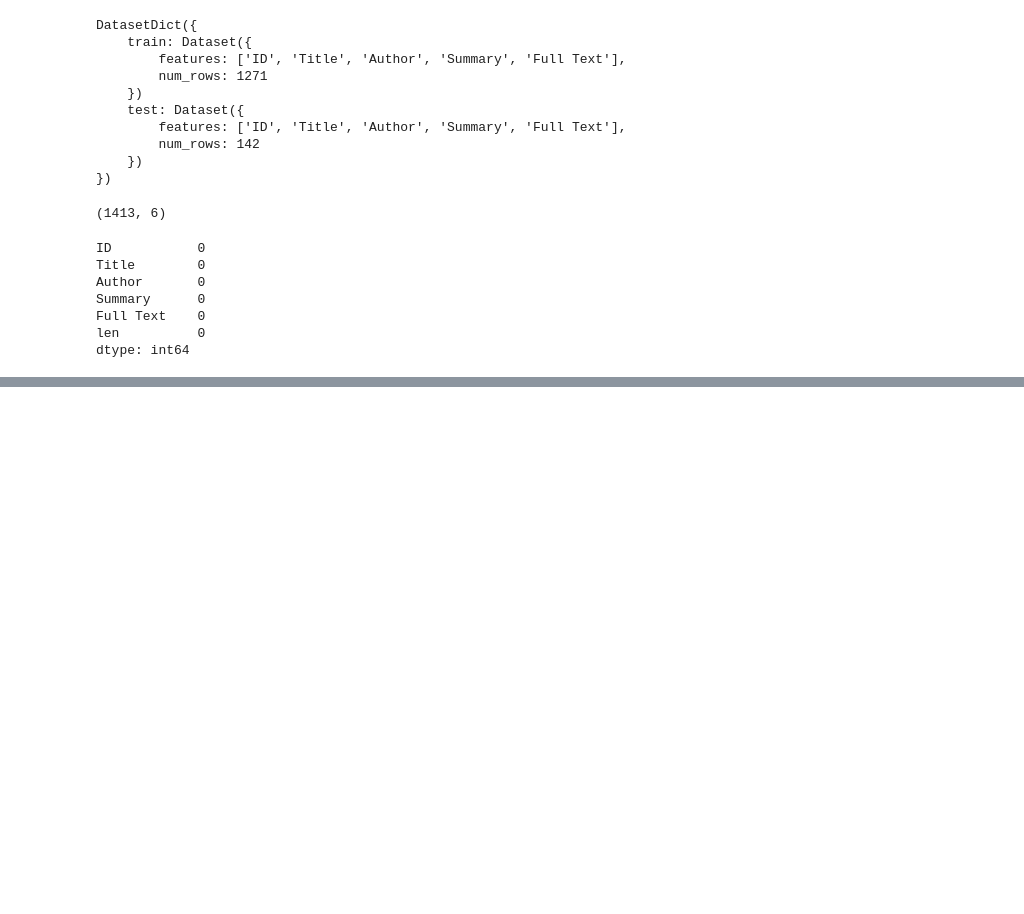
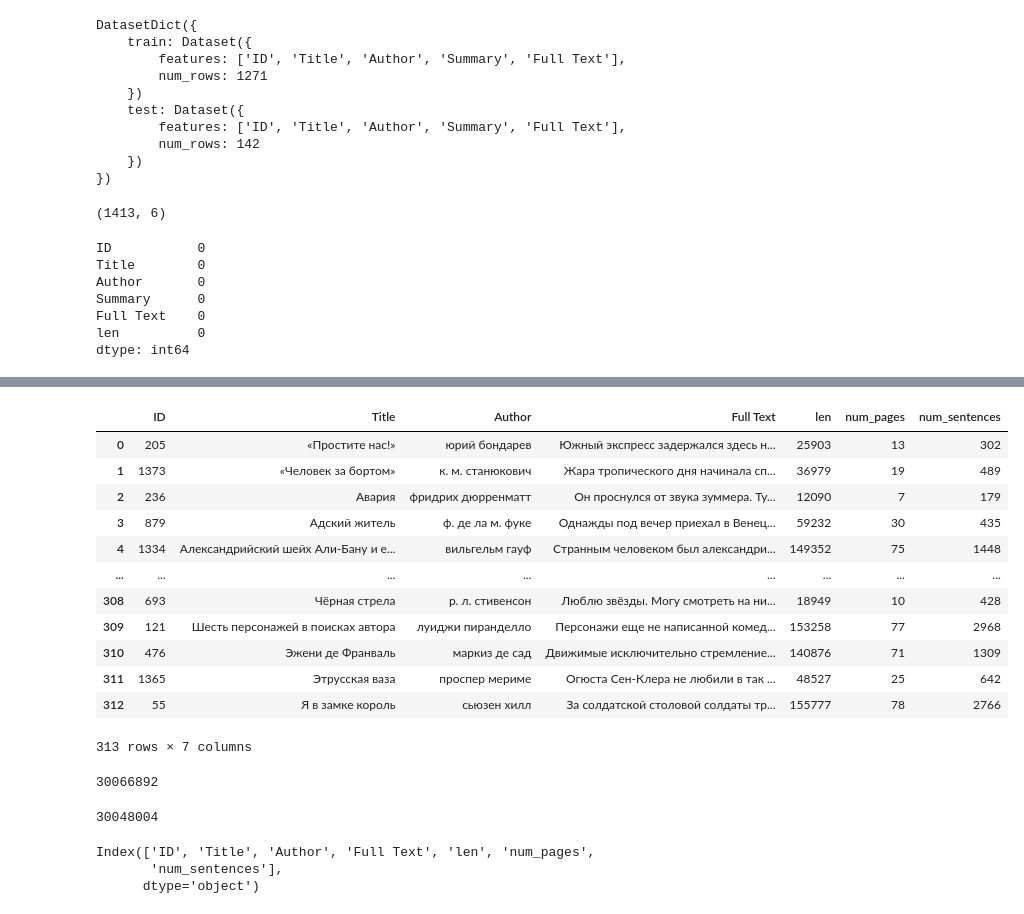
Before and after one commit to xendalm/illustory, a Jupyter notebook: notebooks/books_to_conllu.ipynb, the cells around one changed output, grey strips where cells are left out. Drawn from its saved outputs; the diff is of its cells as text; code cells hidden in the pictures; blank space fills up the shorter version.

```diff
--- a/notebooks/books_to_conllu.ipynb
+++ b/notebooks/books_to_conllu.ipynb
@@ -97,0 +155,24 @@ df_selected[['Title', 'len', 'num_pages', 'num_sentences']].head()
+# %%
+import pandas as pd
+df_loaded = pd.read_json("selected.jsonl", lines=True, encoding="utf-8")
+# %%
+df_loaded
+# %% [output]
+|  | ID | Title | Author | Full Text | len | num_pages | num_sentences |
+| 0 | 205 | «Простите нас!» | юрий бондарев | Южный экспресс задержался здесь н... | 25903 | 13 | 302 |
+| 1 | 1373 | «Человек за бортом» | к. м. станюкович | Жapa тропического дня начинала сп... | 36979 | 19 | 489 |
+| 2 | 236 | Авария | фридрих дюрренматт | Он проснулся от звука зуммера. Ту... | 12090 | 7 | 179 |
+| 3 | 879 | Адский житель | ф. де ла м. фуке | Однажды под вечер приехал в Венец... | 59232 | 30 | 435 |
+| 4 | 1334 | Александрийский шейх Али-Бану и е... | вильгельм гауф | Cтранным человеком был александри... | 149352 | 75 | 1448 |
+| ... | ... | ... | ... | ... | ... | ... | ... |
+| 308 | 693 | Чёрная стрела | р. л. стивенсон | Люблю звёзды. Могу смотреть на ни... | 18949 | 10 | 428 |
+| 309 | 121 | Шесть персонажей в поисках автора | луиджи пиранделло | Персонажи еще не написанной комед... | 153258 | 77 | 2968 |
+| 310 | 476 | Эжени де Франваль | маркиз де сад | Движимые исключительно стремление... | 140876 | 71 | 1309 |
+| 311 | 1365 | Этрусская ваза | проспер мериме | Огюста Сен-Клера не любили в так ... | 48527 | 25 | 642 |
+| 312 | 55 | Я в замке король | сьюзен хилл | За солдатской столовой солдаты тр... | 155777 | 78 | 2766 |
+313 rows × 7 columns
+# %%
+df_loaded['len'] = df_loaded['Full Text'].str.len()
+df_loaded['len'].sum()
+# %% [output]
+30066892
@@ -98,3 +181,14 @@ df_selected[['Title', 'len', 'num_pages', 'num_sentences']].head()
+# %%
+df_loaded['len'] = df_loaded['Full Text'].str.len()
+df_loaded['len'].sum()
+# %% [output]
+30048004
+# %%
+df_loaded.columns
+# %% [output]
+Index(['ID', 'Title', 'Author', 'Full Text', 'len', 'num_pages',
+       'num_sentences'],
+      dtype='object')
 # %%
 import time
 import requests
```
Also changed, not shown: parts of 16 cells of this notebook, 1 other file.
